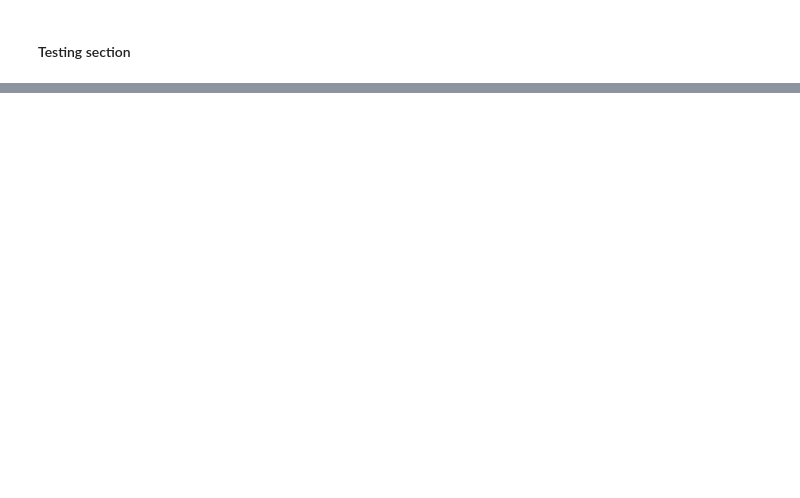
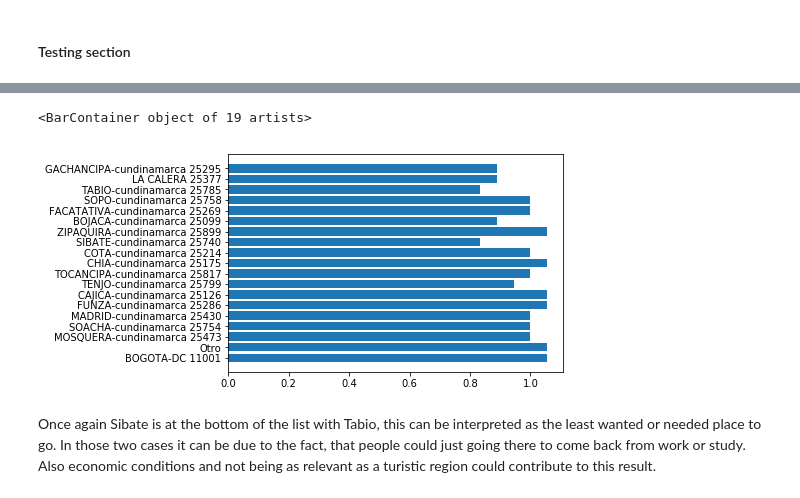
Before and after one commit to dasalgadob/pythonAlgoritmhs, a Jupyter notebook: survey_mobility.ipynb, the cells around one changed output, grey strips where cells are left out. Saved outputs shown, nothing was run; the diff lists cells and outputs as text; code cells hidden in the pictures; blank space fills up the shorter version.

```diff
--- a/survey_mobility.ipynb
+++ b/survey_mobility.ipynb
@@ -48,0 +89,14 @@ for l in file:
+# %%
+nodes_c_i = nx.in_degree_centrality(G)
+#for e in nodes_c_i:
+    #print((e, nodes_c_i[e]))
+# %%
+group_data = list(nodes_c_i.values())
+group_names = list(nodes_c_i.keys())
+fig, ax = plt.subplots()
+ax.barh(group_names, group_data)
+# %% [output]
+<BarContainer object of 19 artists>
+[figure, added]
+# %% [markdown]
+Once again Sibate is at the bottom of the list with Tabio, this can be interpreted as the least wanted or needed place to go. In those two cases it can be due to the fact, that people could just going there to come back from work or study. Also economic conditions and not being as relevant as a turistic region could contribute to this result.
```
Also changed, not shown: parts of 24 cells of this notebook.
